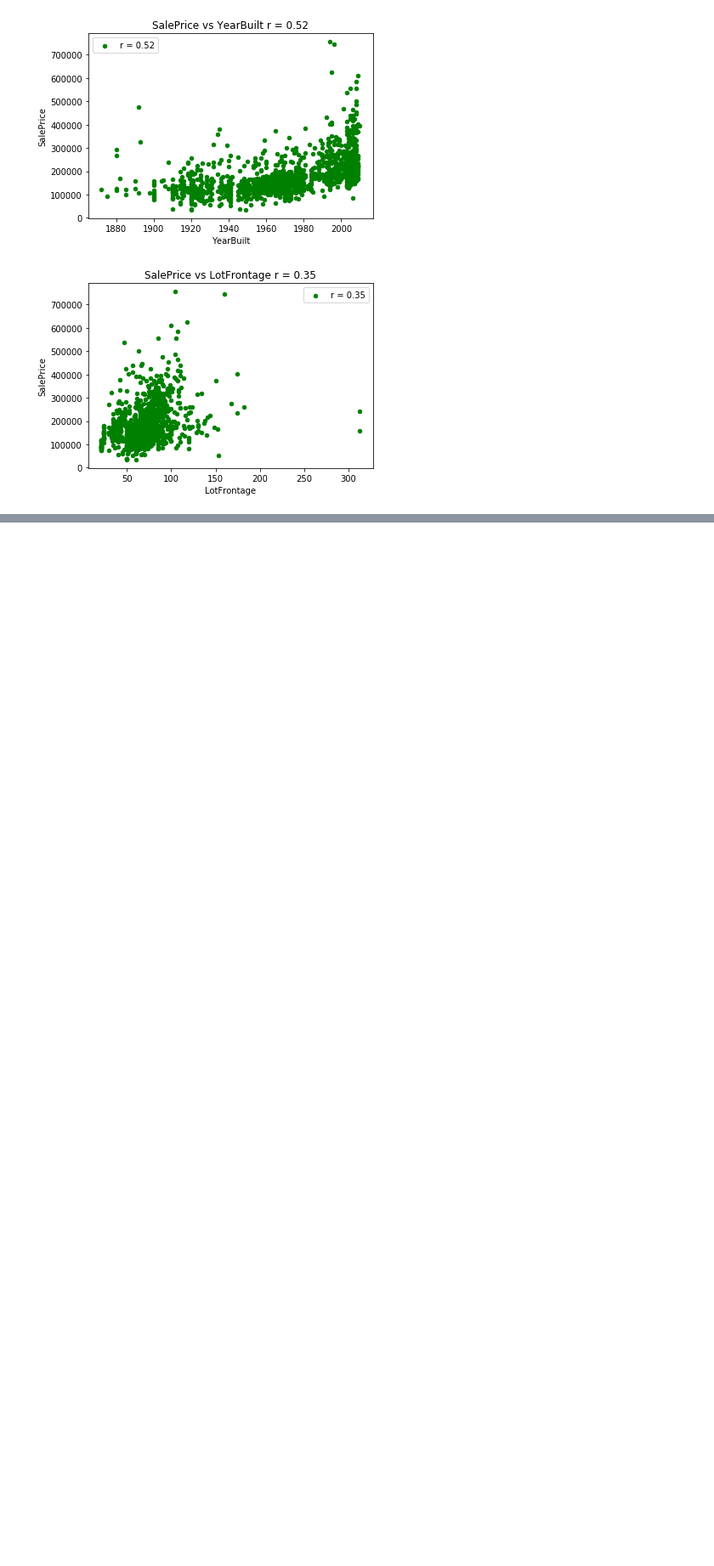
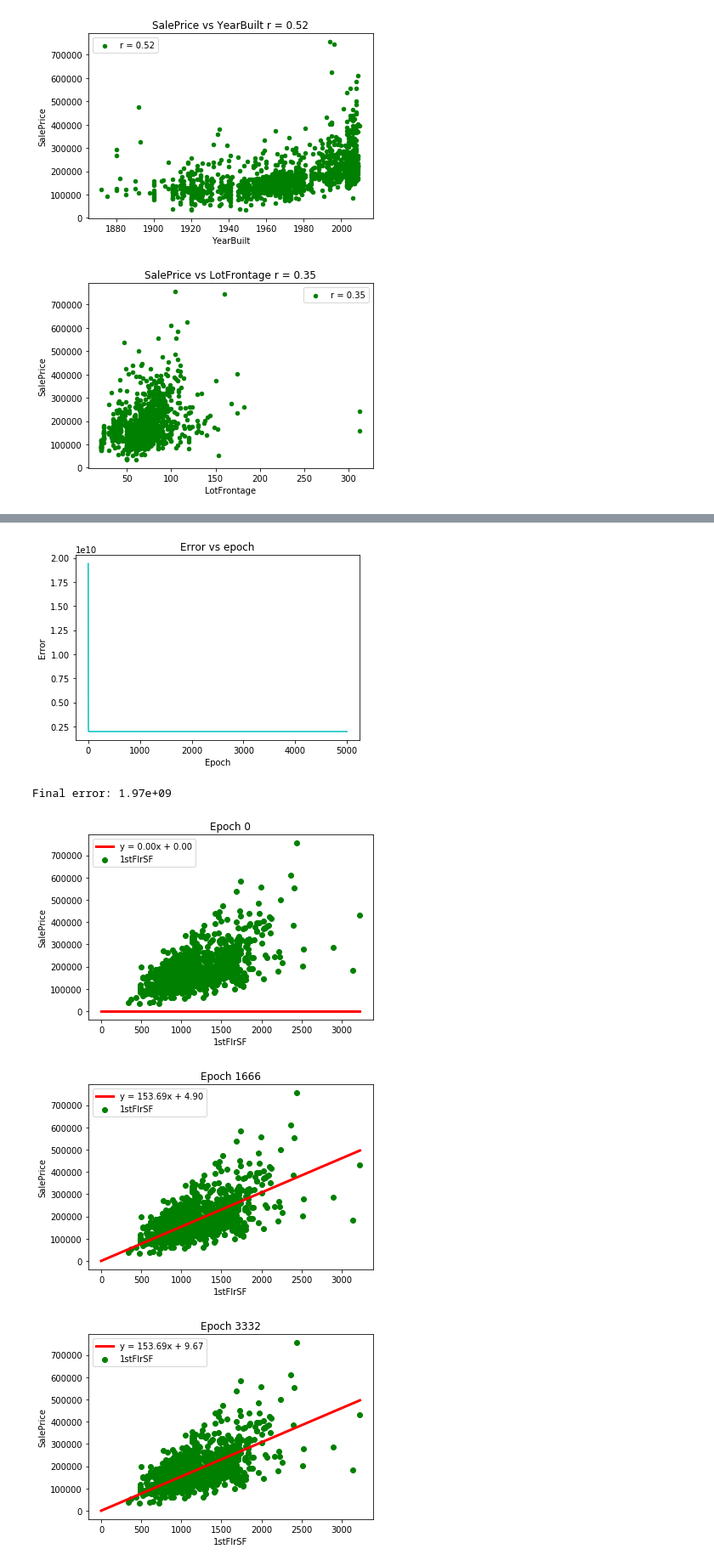
Before and after one commit to AndreRodas/Galielo_DataScience_project, a Jupyter notebook: Proyecto1_DataScience.ipynb, the cells around one changed output, grey strips where cells are left out. Shown at 85% size. Drawn from its saved outputs; the diff is of its cells as text; code cells hidden in the pictures; blank space fills up the shorter version.

```diff
--- a/Proyecto1_DataScience.ipynb
+++ b/Proyecto1_DataScience.ipynb
@@ -213,0 +257,21 @@ models_graph(x,y,m,100)
+# %%
+x = train_df['1stFlrSF']
+y = train_df['SalePrice']
+
+x_vec = np.array(x)
+y_vec = np.array(y)
+
+ep = 5000
+
+m, e = linear_regresion(x_vec,y_vec,ep,lr=0.000001)
+error_graph(e)
+models_graph(x,y,m,int(ep/3))
+
+IstFlrSF_m = m[0][-1]
+IstFlrSF_b = m[1][-1]
+# %% [output]
+[figure, added]
+Final error: 1.97e+09
+[figure, added]
+[figure, added]
+[figure, added]
```
Also changed, not shown: parts of 23 cells of this notebook, 1 other file.
